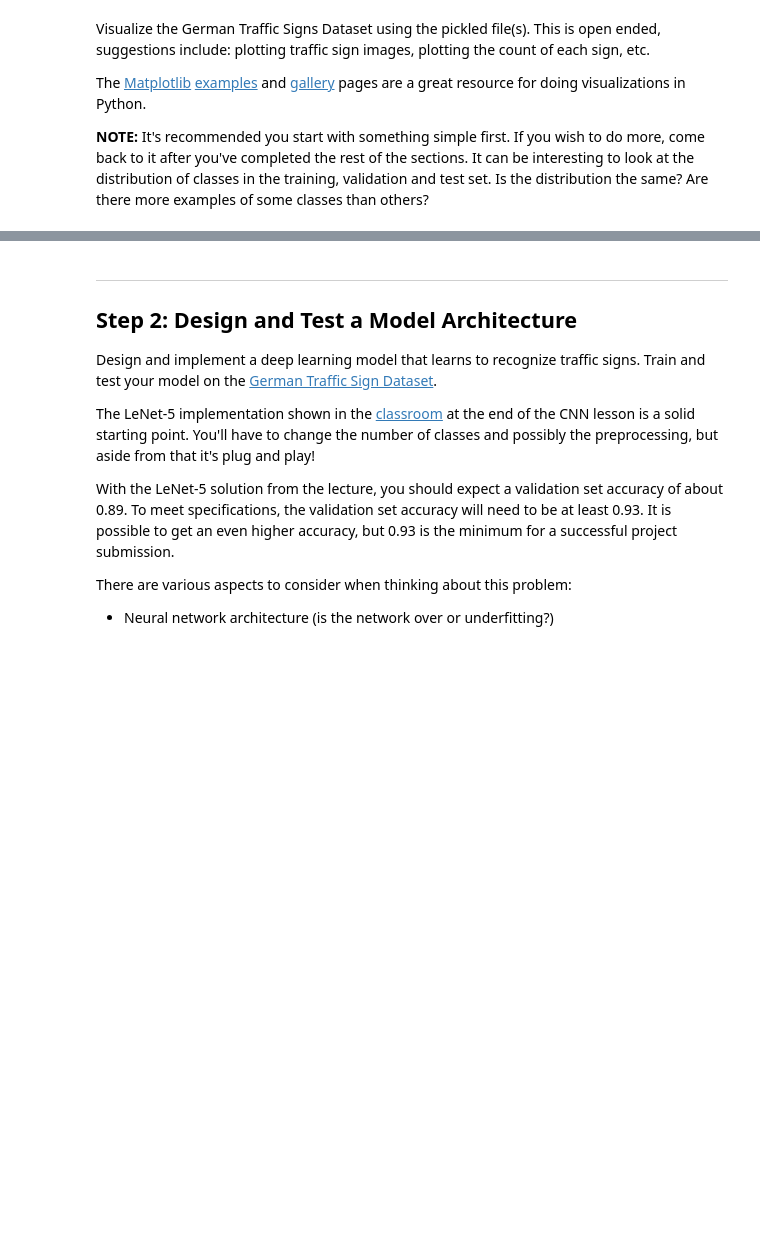
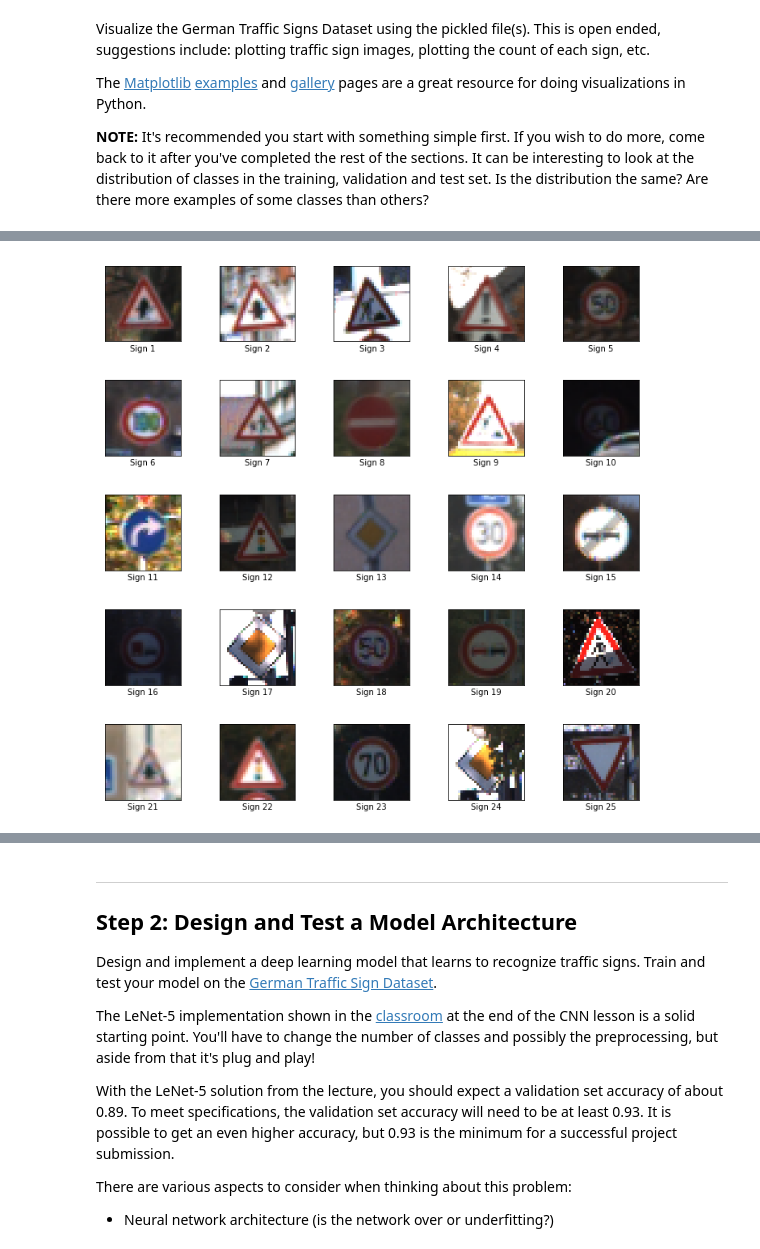
Before and after one commit to AlexSchizoid/CarND-Traffic-Sign-Classifier-Project, a Jupyter notebook: Traffic_Sign_Classifier.ipynb, the cells around one changed output, grey strips where cells are left out. Cells and saved outputs as stored; diff of their text form; code cells hidden in the pictures; blank space fills up the shorter version.

```diff
--- a/Traffic_Sign_Classifier.ipynb
+++ b/Traffic_Sign_Classifier.ipynb
@@ -129,0 +123,4 @@ plt.show()
+# %%
+plot_random_signs(X_test,25,5)
+# %% [output]
+[figure, added]
```
Also changed, not shown: parts of 6 cells of this notebook.
